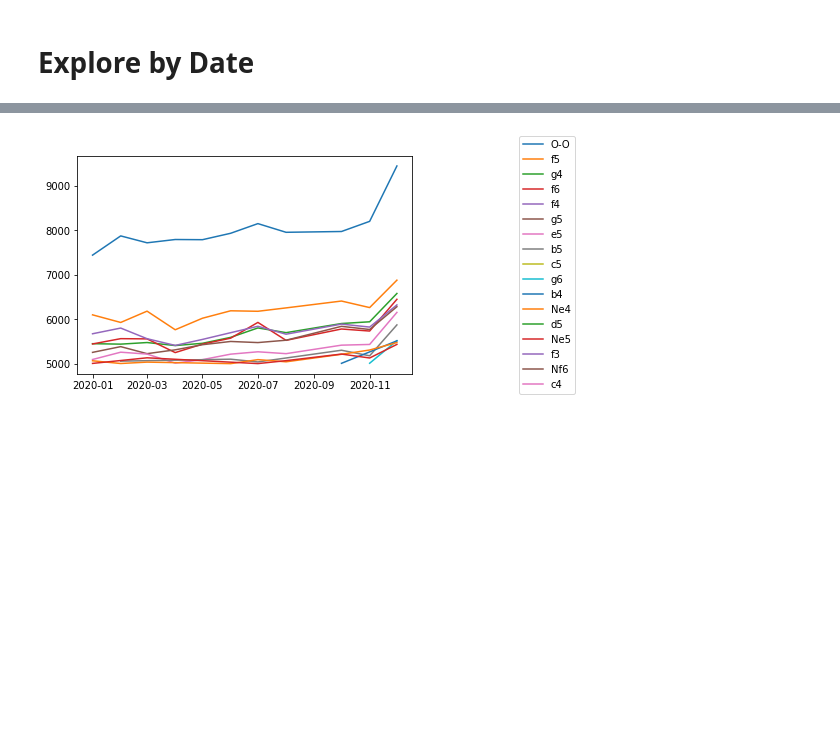
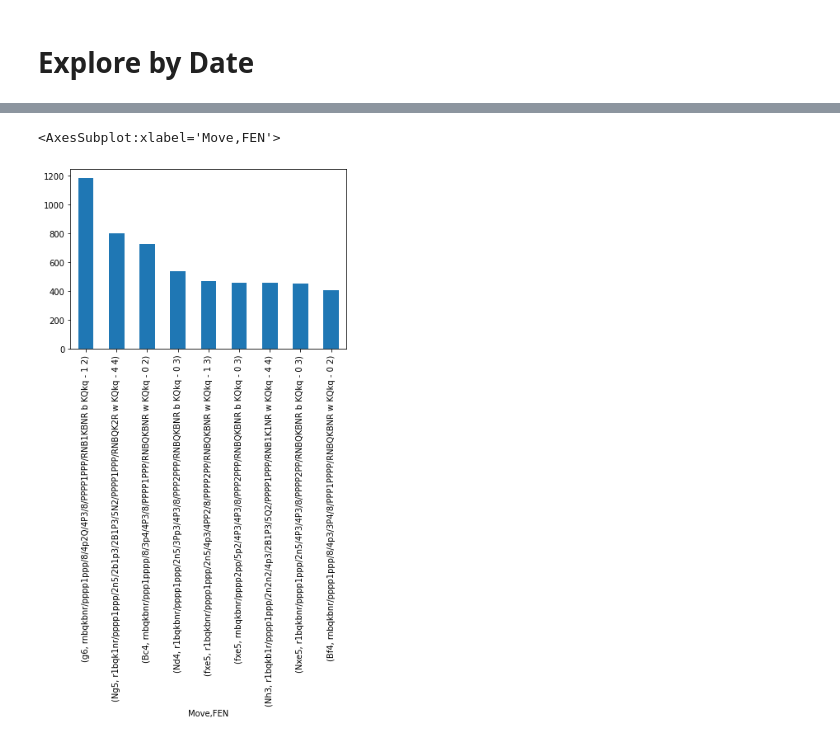
Before and after one commit to jartigag/chess-blunders, a Jupyter notebook: notebooks/1.0-jartigag-explore_interim_data.ipynb, the cells around one changed output, grey strips where cells are left out. Saved outputs shown, nothing was run; the diff lists cells and outputs as text; code cells hidden in the pictures; blank space fills up the shorter version.

```diff
--- a/notebooks/1.0-jartigag-explore_interim_data.ipynb
+++ b/notebooks/1.0-jartigag-explore_interim_data.ipynb
@@ -140,0 +65,5 @@ vc[vc>50000].plot(kind='bar')
+# %%
+%%time
+
+vc = df_data.value_counts(['Move', 'FEN'])
+vc_gt400 = vc[vc>400]
@@ -141,8 +73,12 @@ vc[vc>50000].plot(kind='bar')
+# %%
+vc_gt400.plot(kind='bar') #TODO: change xaxis labels to move only
+# %% [output]
+<AxesSubplot:xlabel='Move,FEN'>
+[figure, added]
 # %%
+#TODO: include FEN
 s = df_data.groupby(['Date','Move']).size().sort_values(ascending=False).to_frame('size')
 s = s.reset_index().set_index('Date').sort_index()
-
-s = s.drop(index=pd.Timestamp('2020-09-01 00:00:00')) #TODO: check processing on this month
 
 data_dict = {}
 for move, group in s[s['size']>5000].groupby('Move'):
@@ -161,5 +97,3 @@ for row in sorted_data:
 
 plt.legend(loc='right', bbox_to_anchor=(1.5,0.5))
 plt.show()
-# %% [output]
-[figure, removed]
```
Also changed, not shown: parts of 9 cells of this notebook, 1 other file.
